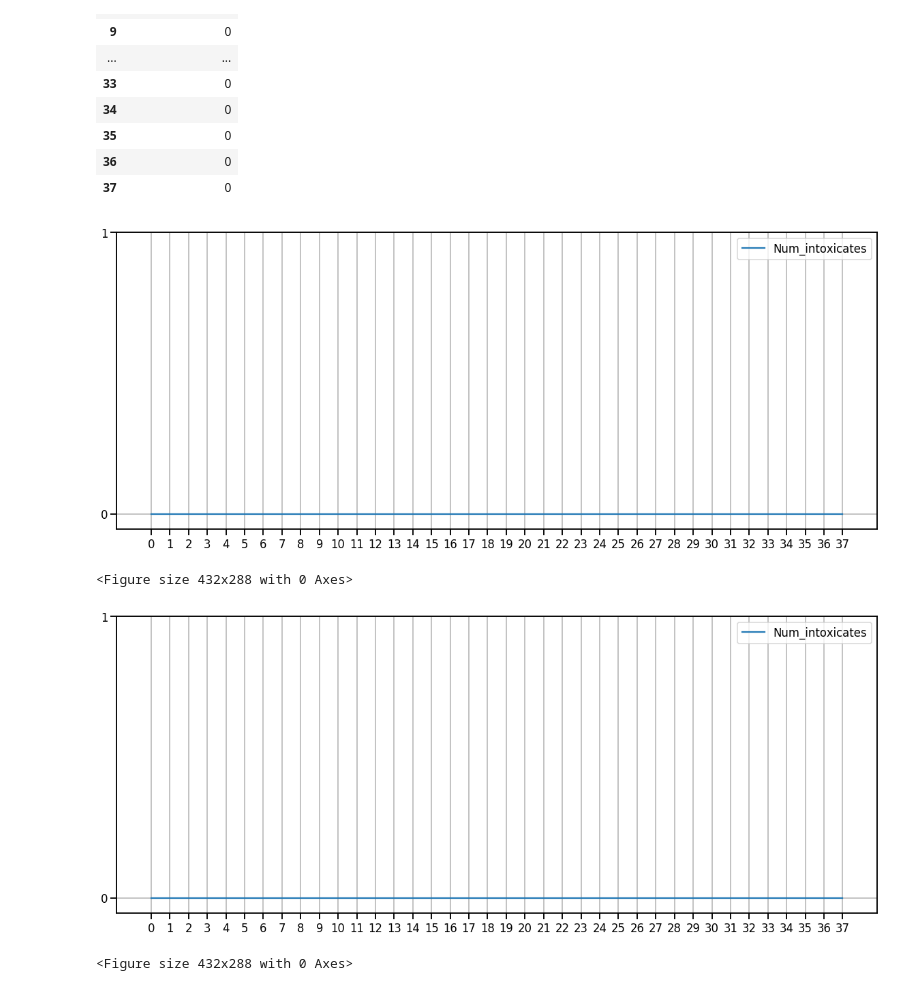
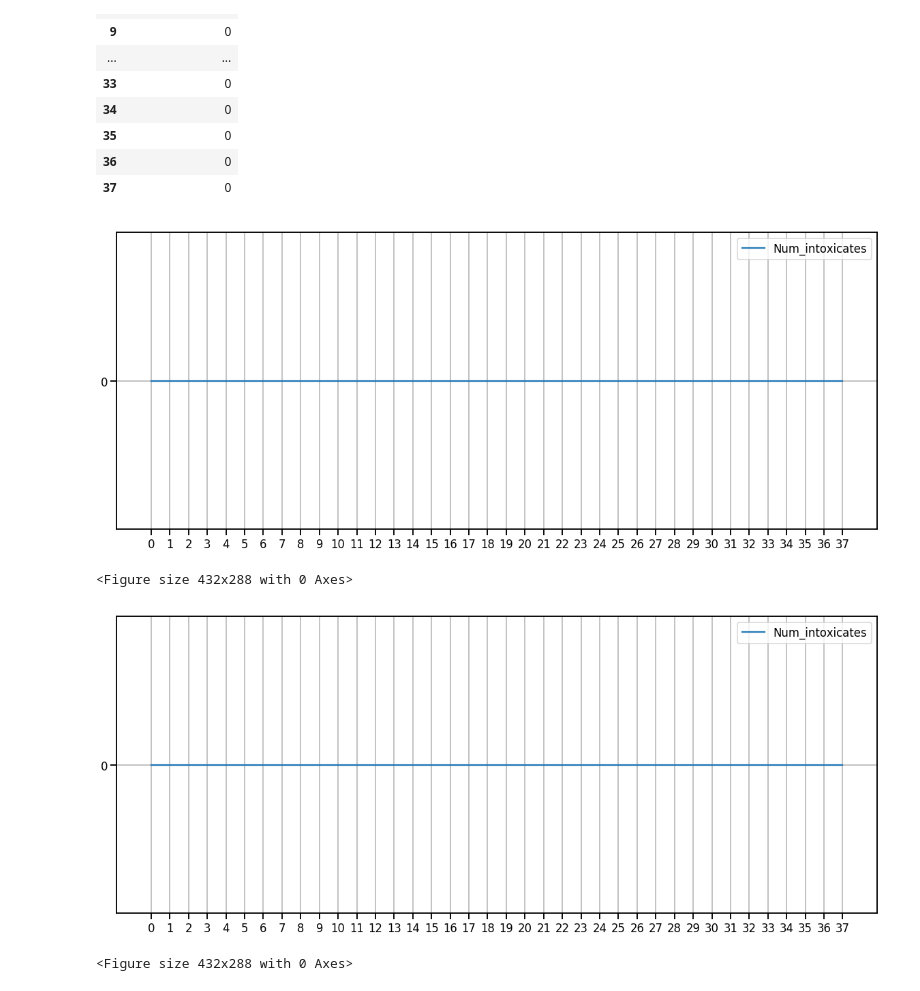
Before and after one commit to amujica/Pubcrawl, a Jupyter notebook: Datos.ipynb, the cells around one changed output. Saved outputs shown, nothing was run; the diff lists cells and outputs as text; code cells hidden in the pictures.

```diff
--- a/Datos.ipynb
+++ b/Datos.ipynb
@@ -217,29 +193,3 @@ data_drunk
 | 22 | False | False | False | False | True | False | False | False | False | False | ... | ... |
 | 23 | False | False | False | False | True | False | False | False | False | False | ... | ... |
 24 rows × 40 columns
-# %%
-#Ver número total de borrachos
-num_drunks=0
-
-for column in data_drunk:
-    #print('Columna: {}'.format(column))
-    for index, row in data_drunk.iterrows():
-        if row[column]=='True':
-            num_drunks+=1
-            break
-
-
-print(num_drunks)
-
-
-num_drunks_2=0
-
-for column in data_drunk_2:
-    #print('Columna: {}'.format(column))
-    for index, row in data_drunk_2.iterrows():
-        if row[column]=='True':
-            num_drunks_2+=1
-            break
-
-
-print(num_drunks_2)
@@ -443,6 +394,8 @@ del intoxicates_step[len(data_intoxicate):len(intoxicates_step)]
 for inte in range(len(intoxicates_step),38):
     intoxicates_step.insert(inte, intoxicates_step[len(intoxicates_step)-1])
 
+num_intoxicates = intoxicates_step[37]
+print(num_intoxicates)
 print(intoxicates_step)
 #len(drunk_step)
 
@@ -475,6 +428,7 @@ del intoxicates_step_2[len(data_intoxicate_2):len(intoxicates_step_2)]
 for inte in range(len(intoxicates_step_2),38):
     intoxicates_step_2.insert(inte, intoxicates_step_2[len(intoxicates_step_2)-1])
 
+num_intoxicates_2 = intoxicates_step_2[37]
+print(num_intoxicates_2)
 print(intoxicates_step_2)
-#len(drunk_step)
 # %% [output]
@@ -507,20 +463,20 @@ intoxicates_step_df_2
 # %%
 fig = intoxicates_step_df.plot(figsize=[20,8], grid=True)
 major_ticks_x = np.arange(0, 38, 1)
-major_ticks_y = np.arange(0, num_intoxicates+2, 1)
+major_ticks_y = np.arange(0, num_intoxicates+2, 2)
 fig.set_xticks(major_ticks_x)
 fig.set_yticks(major_ticks_y)
 fig = plt.figure()
 # %% [output]
-[figure, old version]
+[figure, new version]
 <Figure size 432x288 with 0 Axes>
 # %%
 fig = intoxicates_step_df_2.plot(figsize=[20,8], grid=True)
 major_ticks_x = np.arange(0, 38, 1)
-major_ticks_y = np.arange(0, num_intoxicates+2, 1)
+major_ticks_y = np.arange(0, num_intoxicates+2, 2)
 fig.set_xticks(major_ticks_x)
 fig.set_yticks(major_ticks_y)
 fig = plt.figure()
 # %% [output]
-[figure, old version]
+[figure, new version]
 <Figure size 432x288 with 0 Axes>
```
Also changed, not shown: parts of 11 cells of this notebook.
